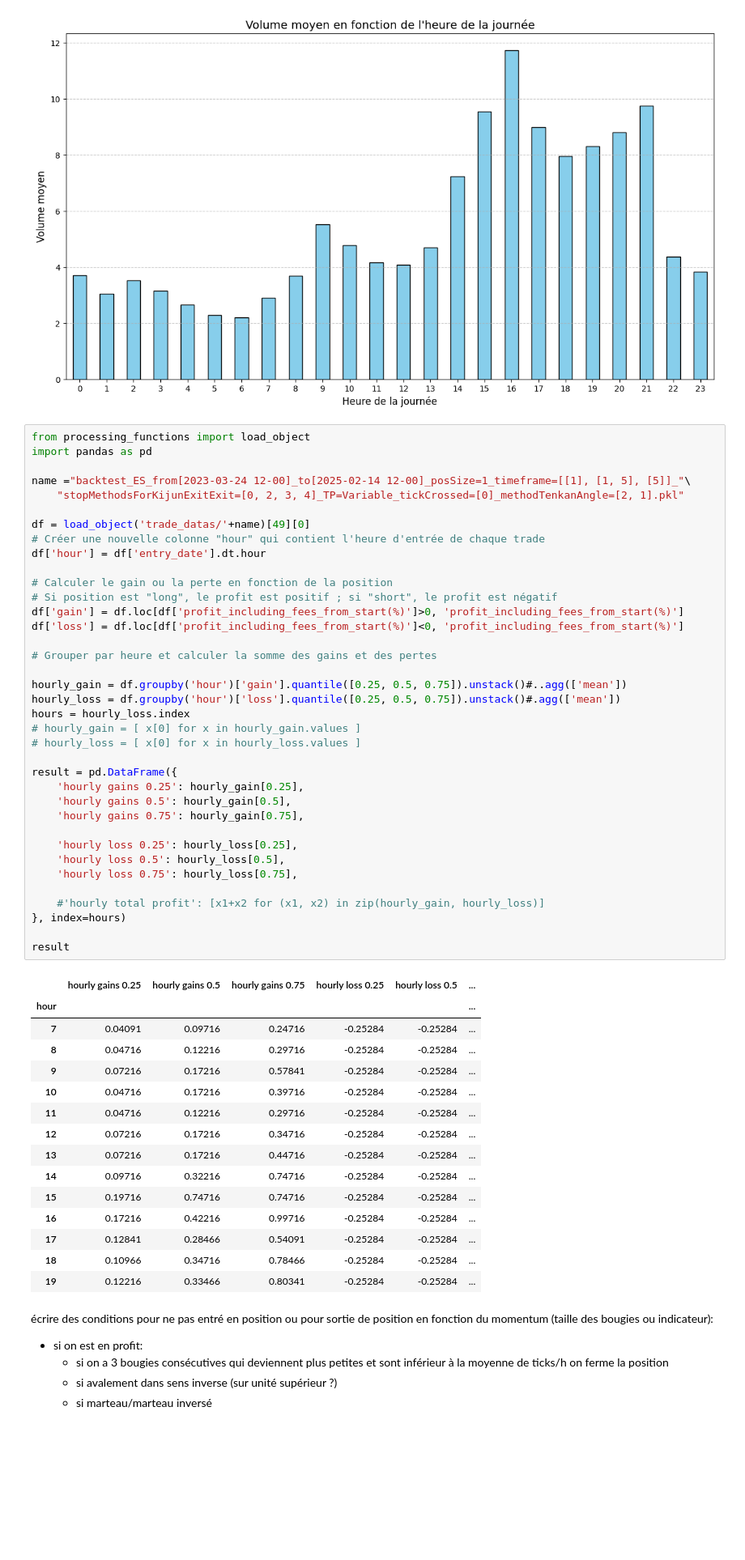
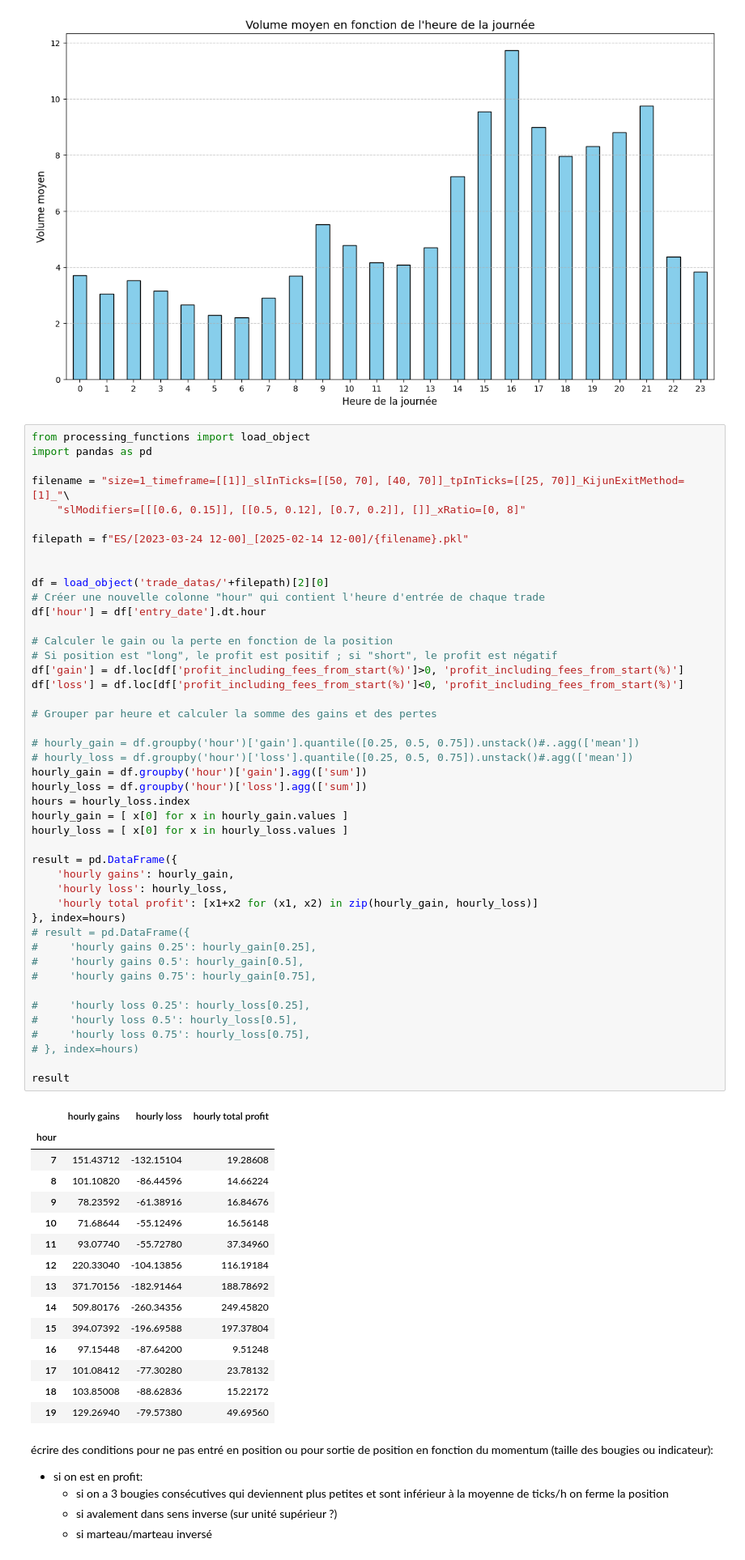
Before and after one commit to tessanix/Backtest_Trading, a Jupyter notebook: momentum_analysis.ipynb, the cells around one changed output. Shown: that part at 81% size. Saved outputs shown, nothing was run; the diff lists cells and outputs as text; blank space fills up the shorter version.

```diff
--- a/momentum_analysis.ipynb
+++ b/momentum_analysis.ipynb
@@ -117,56 +117,64 @@ plot_average_candle_size_by_hour_in_tcks(df)
 # %%
 from processing_functions import load_object
 import pandas as pd
 
-name ="backtest_ES_from[2023-03-24 12-00]_to[2025-02-14 12-00]_posSize=1_timeframe=[[1], [1, 5], [5]]_"\
-    "stopMethodsForKijunExitExit=[0, 2, 3, 4]_TP=Variable_tickCrossed=[0]_methodTenkanAngle=[2, 1].pkl"
+filename = "size=1_timeframe=[[1]]_slInTicks=[[50, 70], [40, 70]]_tpInTicks=[[25, 70]]_KijunExitMethod=[1]_"\
+    "slModifiers=[[[0.6, 0.15]], [[0.5, 0.12], [0.7, 0.2]], []]_xRatio=[0, 8]"
 
-df = load_object('trade_datas/'+name)[49][0]
+filepath = f"ES/[2023-03-24 12-00]_[2025-02-14 12-00]/{filename}.pkl"
+
+
+df = load_object('trade_datas/'+filepath)[2][0]
 # Créer une nouvelle colonne "hour" qui contient l'heure d'entrée de chaque trade
 df['hour'] = df['entry_date'].dt.hour
 
 # Calculer le gain ou la perte en fonction de la position
 # Si position est "long", le profit est positif ; si "short", le profit est négatif
 df['gain'] = df.loc[df['profit_including_fees_from_start(%)']>0, 'profit_including_fees_from_start(%)']
 df['loss'] = df.loc[df['profit_including_fees_from_start(%)']<0, 'profit_including_fees_from_start(%)']
 
 # Grouper par heure et calculer la somme des gains et des pertes
 
-hourly_gain = df.groupby('hour')['gain'].quantile([0.25, 0.5, 0.75]).unstack()#..agg(['mean'])
-hourly_loss = df.groupby('hour')['loss'].quantile([0.25, 0.5, 0.75]).unstack()#.agg(['mean'])
+# hourly_gain = df.groupby('hour')['gain'].quantile([0.25, 0.5, 0.75]).unstack()#..agg(['mean'])
+# hourly_loss = df.groupby('hour')['loss'].quantile([0.25, 0.5, 0.75]).unstack()#.agg(['mean'])
+hourly_gain = df.groupby('hour')['gain'].agg(['sum'])
+hourly_loss = df.groupby('hour')['loss'].agg(['sum'])
 hours = hourly_loss.index
-# hourly_gain = [ x[0] for x in hourly_gain.values ]
-# hourly_loss = [ x[0] for x in hourly_loss.values ]
+hourly_gain = [ x[0] for x in hourly_gain.values ]
+hourly_loss = [ x[0] for x in hourly_loss.values ]
 
 result = pd.DataFrame({
-    'hourly gains 0.25': hourly_gain[0.25],
-    'hourly gains 0.5': hourly_gain[0.5],
-    'hourly gains 0.75': hourly_gain[0.75],
+    'hourly gains': hourly_gain,
+    'hourly loss': hourly_loss,
+    'hourly total profit': [x1+x2 for (x1, x2) in zip(hourly_gain, hourly_loss)]
+}, index=hours)
+# result = pd.DataFrame({
+#     'hourly gains 0.25': hourly_gain[0.25],
+#     'hourly gains 0.5': hourly_gain[0.5],
+#     'hourly gains 0.75': hourly_gain[0.75],
 
-    'hourly loss 0.25': hourly_loss[0.25],
-    'hourly loss 0.5': hourly_loss[0.5],
-    'hourly loss 0.75': hourly_loss[0.75],
-
-    #'hourly total profit': [x1+x2 for (x1, x2) in zip(hourly_gain, hourly_loss)]
-}, index=hours)
+#     'hourly loss 0.25': hourly_loss[0.25],
+#     'hourly loss 0.5': hourly_loss[0.5],
+#     'hourly loss 0.75': hourly_loss[0.75],
+# }, index=hours)
 
 result
 # %% [output]
-|  | hourly gains 0.25 | hourly gains 0.5 | hourly gains 0.75 | hourly loss 0.25 | hourly loss 0.5 | ... |
-| hour |  |  |  |  |  | ... |
-| 7 | 0.04091 | 0.09716 | 0.24716 | -0.25284 | -0.25284 | ... |
-| 8 | 0.04716 | 0.12216 | 0.29716 | -0.25284 | -0.25284 | ... |
-| 9 | 0.07216 | 0.17216 | 0.57841 | -0.25284 | -0.25284 | ... |
-| 10 | 0.04716 | 0.17216 | 0.39716 | -0.25284 | -0.25284 | ... |
-| 11 | 0.04716 | 0.12216 | 0.29716 | -0.25284 | -0.25284 | ... |
-| 12 | 0.07216 | 0.17216 | 0.34716 | -0.25284 | -0.25284 | ... |
-| 13 | 0.07216 | 0.17216 | 0.44716 | -0.25284 | -0.25284 | ... |
-| 14 | 0.09716 | 0.32216 | 0.74716 | -0.25284 | -0.25284 | ... |
-| 15 | 0.19716 | 0.74716 | 0.74716 | -0.25284 | -0.25284 | ... |
-| 16 | 0.17216 | 0.42216 | 0.99716 | -0.25284 | -0.25284 | ... |
-| 17 | 0.12841 | 0.28466 | 0.54091 | -0.25284 | -0.25284 | ... |
-| 18 | 0.10966 | 0.34716 | 0.78466 | -0.25284 | -0.25284 | ... |
-| 19 | 0.12216 | 0.33466 | 0.80341 | -0.25284 | -0.25284 | ... |
+|  | hourly gains | hourly loss | hourly total profit |
+| hour |  |  |  |
+| 7 | 151.43712 | -132.15104 | 19.28608 |
+| 8 | 101.10820 | -86.44596 | 14.66224 |
+| 9 | 78.23592 | -61.38916 | 16.84676 |
+| 10 | 71.68644 | -55.12496 | 16.56148 |
+| 11 | 93.07740 | -55.72780 | 37.34960 |
+| 12 | 220.33040 | -104.13856 | 116.19184 |
+| 13 | 371.70156 | -182.91464 | 188.78692 |
+| 14 | 509.80176 | -260.34356 | 249.45820 |
+| 15 | 394.07392 | -196.69588 | 197.37804 |
+| 16 | 97.15448 | -87.64200 | 9.51248 |
+| 17 | 101.08412 | -77.30280 | 23.78132 |
+| 18 | 103.85008 | -88.62836 | 15.22172 |
+| 19 | 129.26940 | -79.57380 | 49.69560 |
 # %% [markdown]
 écrire des conditions pour ne pas entré en position ou pour sortie de position en fonction du momentum (taille des bougies ou indicateur):
 - si on est en profit:
```
Also changed, not shown: parts of 1 cell of this notebook, 9 other files.
